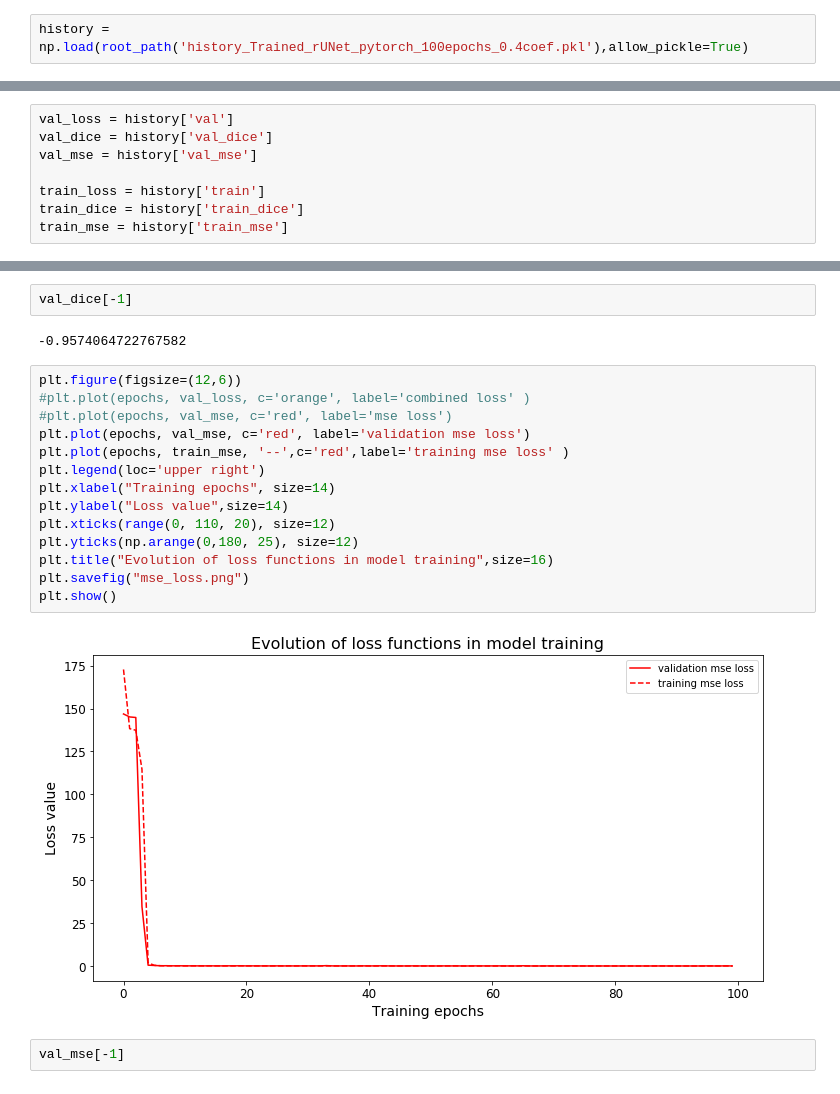
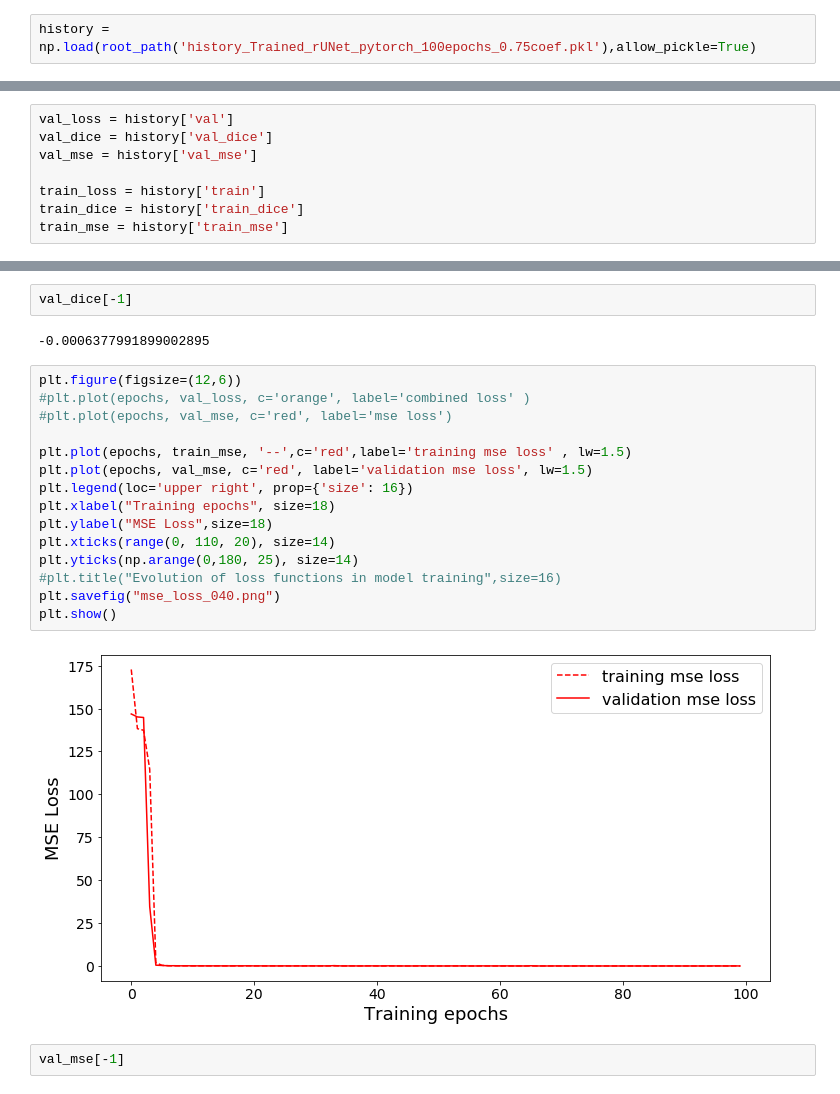
Before and after one commit to cdesio/leaf_reco, a Jupyter notebook: notebooks/Performance_on_dist_comparison_Jordan_models.ipynb, the cells around one changed output, grey strips where cells are left out. Cells and saved outputs as stored; diff of their text form.

```diff
--- a/notebooks/Performance_on_dist_comparison_Jordan_models.ipynb
+++ b/notebooks/Performance_on_dist_comparison_Jordan_models.ipynb
@@ -66,7 +66,7 @@ data_length_test
 # %% [markdown]
 #### look at history
 # %%
-history = np.load(root_path('history_Trained_rUNet_pytorch_100epochs_0.4coef.pkl'),allow_pickle=True)
+history = np.load(root_path('history_Trained_rUNet_pytorch_100epochs_0.75coef.pkl'),allow_pickle=True)
 # %%
 epochs = history['epochs']
 # %%
@@ -132,23 +134,24 @@ plt.show()
 # %%
 val_dice[-1]
 # %% [output]
--0.9574064722767582
+-0.0006377991899002895
 # %%
 plt.figure(figsize=(12,6))
 #plt.plot(epochs, val_loss, c='orange', label='combined loss' )
 #plt.plot(epochs, val_mse, c='red', label='mse loss')
-plt.plot(epochs, val_mse, c='red', label='validation mse loss')
-plt.plot(epochs, train_mse, '--',c='red',label='training mse loss' )
-plt.legend(loc='upper right')
-plt.xlabel("Training epochs", size=14)
-plt.ylabel("Loss value",size=14)
-plt.xticks(range(0, 110, 20), size=12)
-plt.yticks(np.arange(0,180, 25), size=12)
-plt.title("Evolution of loss functions in model training",size=16)
-plt.savefig("mse_loss.png")
+
+plt.plot(epochs, train_mse, '--',c='red',label='training mse loss' , lw=1.5)
+plt.plot(epochs, val_mse, c='red', label='validation mse loss', lw=1.5)
+plt.legend(loc='upper right', prop={'size': 16})
+plt.xlabel("Training epochs", size=18)
+plt.ylabel("MSE Loss",size=18)
+plt.xticks(range(0, 110, 20), size=14)
+plt.yticks(np.arange(0,180, 25), size=14)
+#plt.title("Evolution of loss functions in model training",size=16)
+plt.savefig("mse_loss_040.png")
 plt.show()
 # %% [output]
-[figure, old version]
+[figure, new version]
 # %%
 val_mse[-1]
 # %% [output]
```
Also changed, not shown: parts of 5 cells of this notebook, 12 other files.
